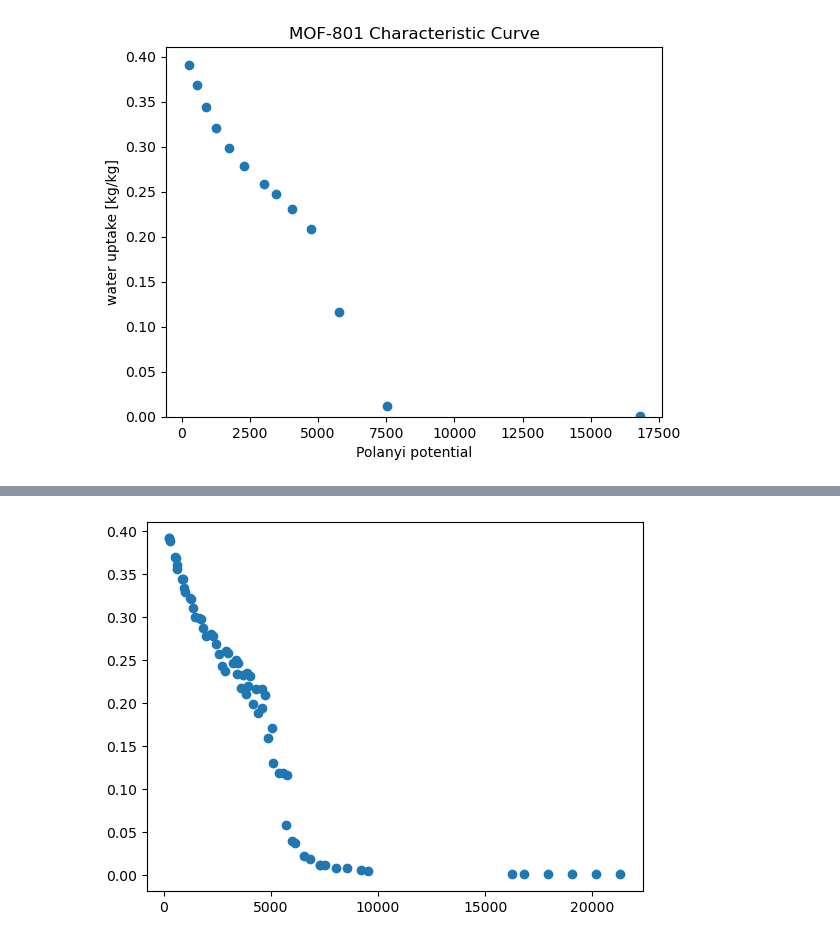
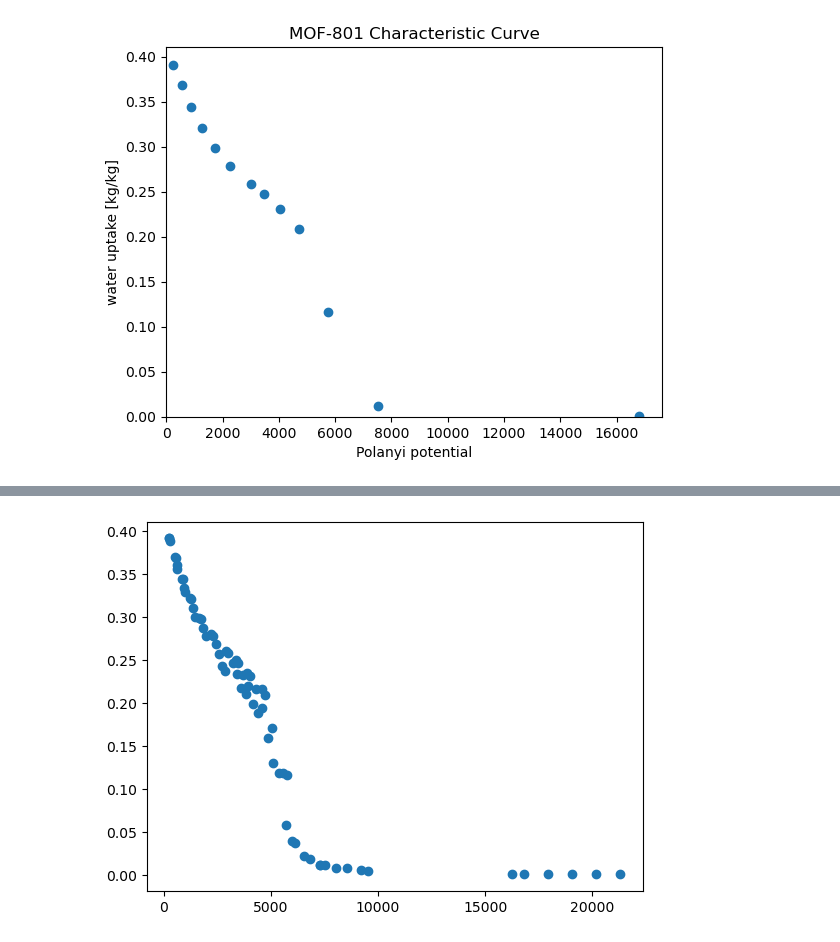
Before and after one commit to SimonEnsemble/water_harvesting, a Jupyter notebook: Polanyi_Calculation.ipynb, the cells around one changed output, grey strips where cells are left out. Cells and saved outputs as stored; diff of their text form; code cells hidden in the pictures.

```diff
--- a/Polanyi_Calculation.ipynb
+++ b/Polanyi_Calculation.ipynb
@@ -74,12 +62,15 @@ plt.show()
 # %%
+#TEST
+# plot the characteristic curve for MOF 801
+
 fig = plt.figure()
 plt.scatter(ads_data['A'], ads_data['Water Uptake [kg kg-1]'])
 plt.title('MOF-801 Characteristic Curve')
 plt.xlabel('Polanyi potential')
 plt.ylabel('water uptake [kg/kg]')
 plt.ylim(ymin=0)
-# plt.xlim(0, 1)
+plt.xlim(xmin = 0)
 plt.show()
 # %% [output]
-[figure, old version]
+[figure, new version]
 # %%
```
Also changed, not shown: parts of 29 cells of this notebook, 1 other file.
